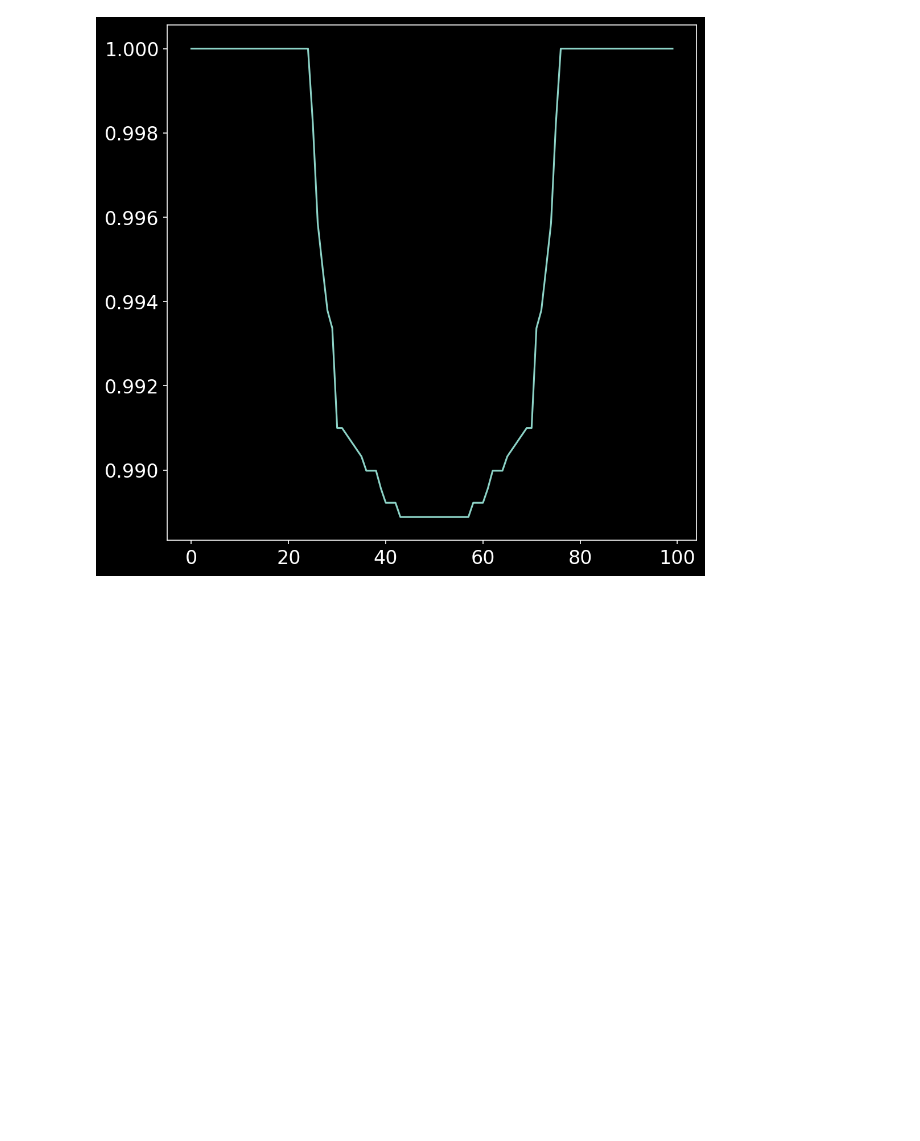
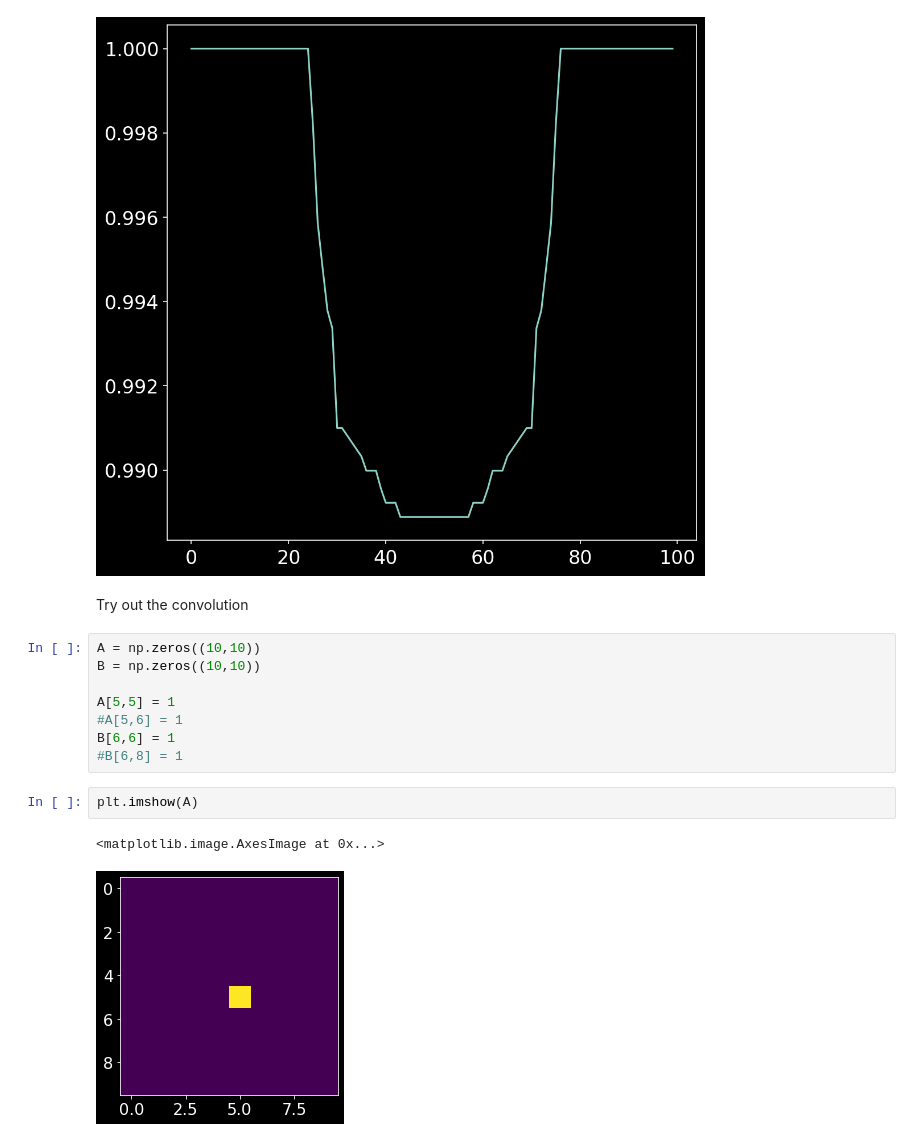
Before and after one commit to kem406/hop, a Jupyter notebook: scratch/AKS/2021_02_23.ipynb, the cells around one changed output. Drawn from its saved outputs; the diff is of its cells as text; blank space fills up the shorter version.

```diff
--- a/scratch/AKS/2021_02_23.ipynb
+++ b/scratch/AKS/2021_02_23.ipynb
@@ -42,3 +42,18 @@ plt.plot(total_pwr/np.max(total_pwr))
 # %% [output]
 [<matplotlib.lines.Line2D at 0x...>]
 [figure]
+# %% [markdown]
+Try out the convolution
+# %%
+A = np.zeros((10,10))
+B = np.zeros((10,10))
+
+A[5,5] = 1
+#A[5,6] = 1
+B[6,6] = 1
+#B[6,8] = 1
+# %%
+plt.imshow(A)
+# %% [output]
+<matplotlib.image.AxesImage at 0x...>
+[figure, added]
```
Also changed, not shown: parts of 9 cells of this notebook, 1 other file.
